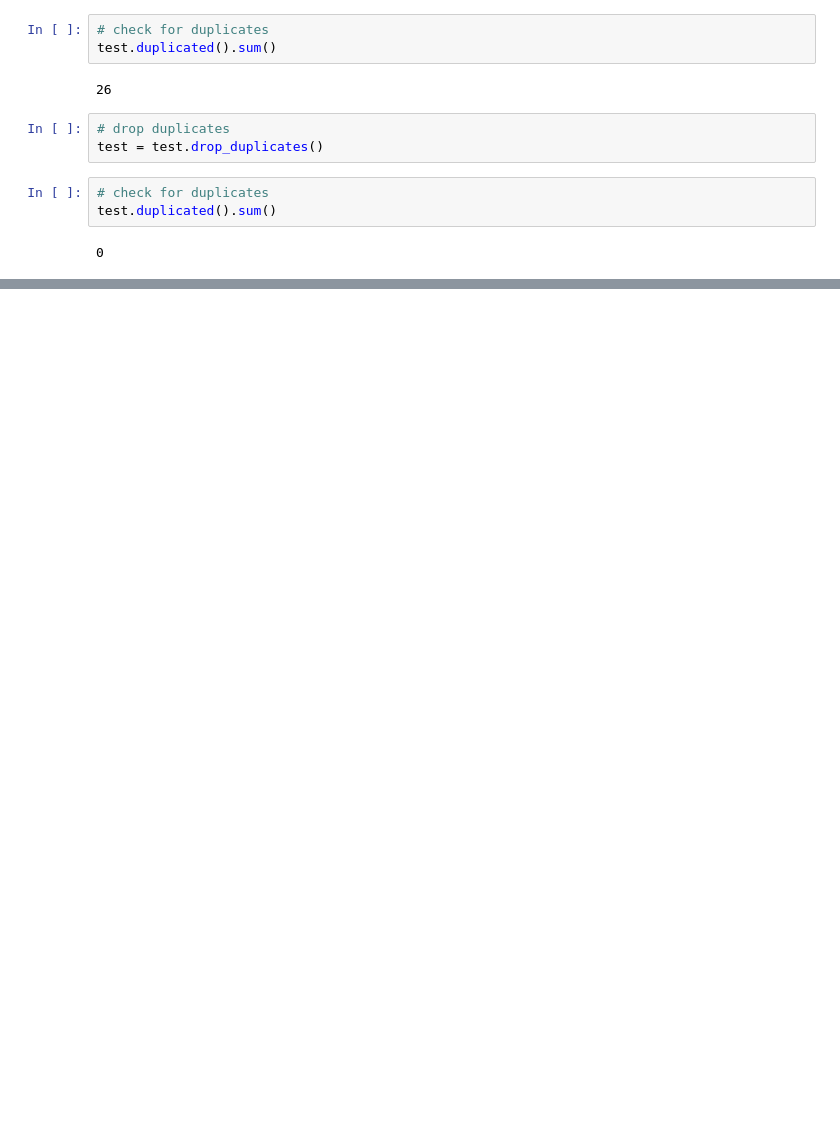
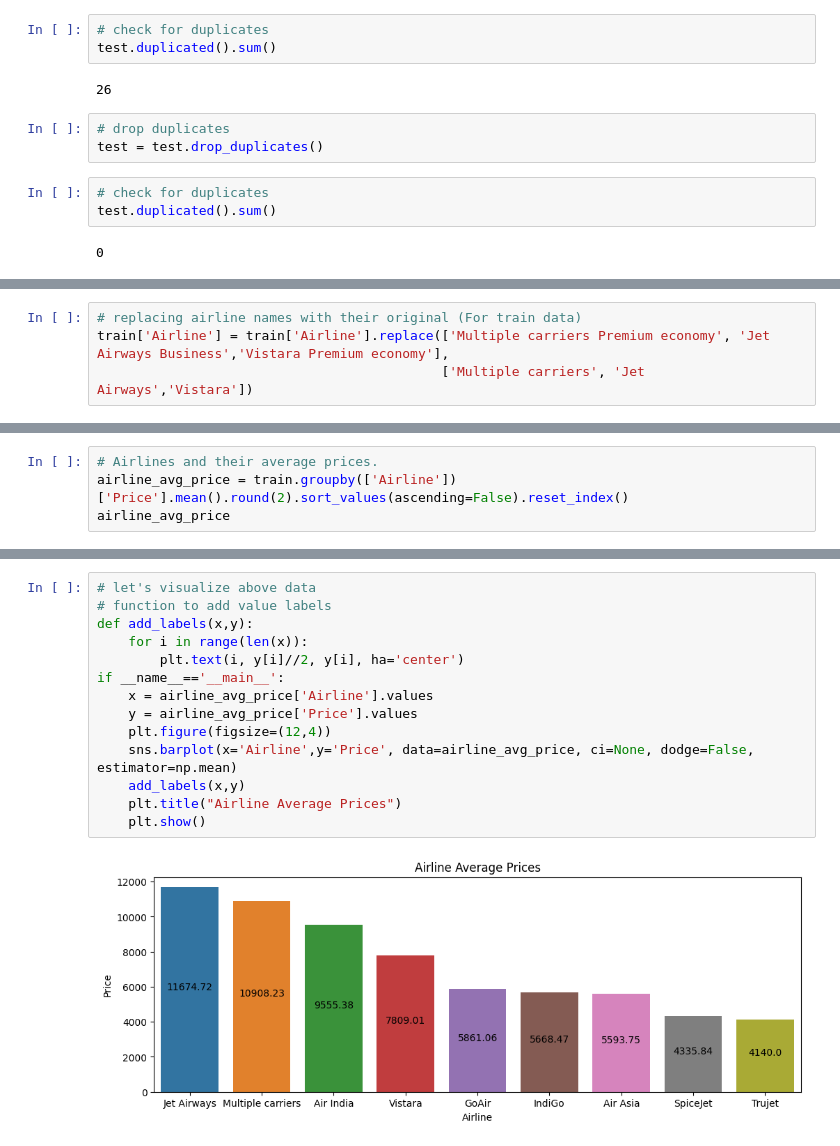
Before and after one commit to Akshay-Paunikar/EDA_and_Feature_Engineering, a Jupyter notebook: Day_3_Flight_Price_Prediction/Flight_Price_Prediction.ipynb, the cells around one changed output, grey strips where cells are left out. Cells and saved outputs as stored; diff of their text form; blank space fills up the shorter version.

```diff
--- a/Day_3_Flight_Price_Prediction/Flight_Price_Prediction.ipynb
+++ b/Day_3_Flight_Price_Prediction/Flight_Price_Prediction.ipynb
@@ -395,0 +469,4 @@ test.head()
+# %%
+# replacing airline names with their original (For train data)
+train['Airline'] = train['Airline'].replace(['Multiple carriers Premium economy', 'Jet Airways Business','Vistara Premium economy'],
+                                            ['Multiple carriers', 'Jet Airways','Vistara'])
@@ -395,0 +492,4 @@ test.head()
+# %%
+# Airlines and their average prices.
+airline_avg_price = train.groupby(['Airline'])['Price'].mean().round(2).sort_values(ascending=False).reset_index()
+airline_avg_price
@@ -395,0 +507,16 @@ test.head()
+# %%
+# let's visualize above data
+# function to add value labels
+def add_labels(x,y):
+    for i in range(len(x)):
+        plt.text(i, y[i]//2, y[i], ha='center')
+if __name__=='__main__':
+    x = airline_avg_price['Airline'].values
+    y = airline_avg_price['Price'].values
+    plt.figure(figsize=(12,4))
+    sns.barplot(x='Airline',y='Price', data=airline_avg_price, ci=None, dodge=False, estimator=np.mean)
+    add_labels(x,y)
+    plt.title("Airline Average Prices")
+    plt.show()
+# %% [output]
+[figure, added]
```
Also changed, not shown: parts of 30 cells of this notebook.
